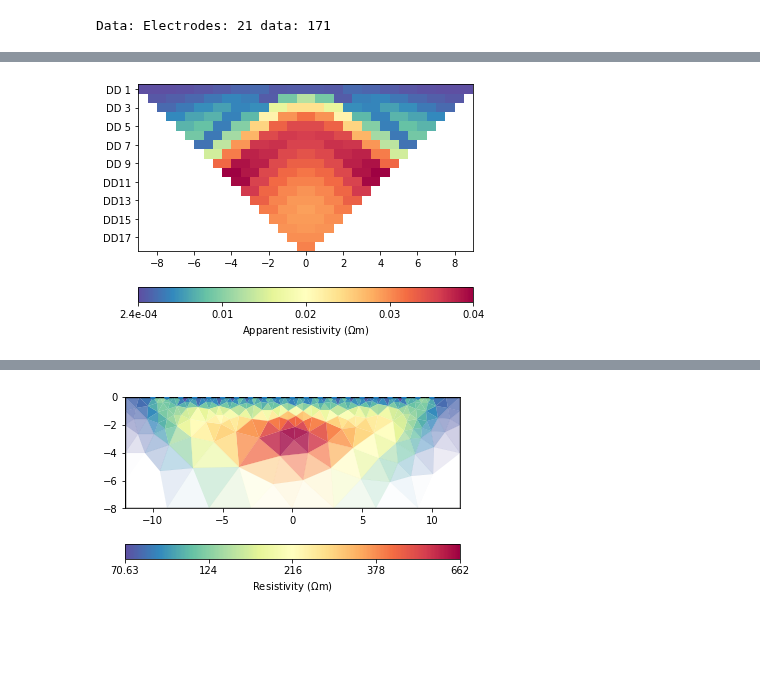
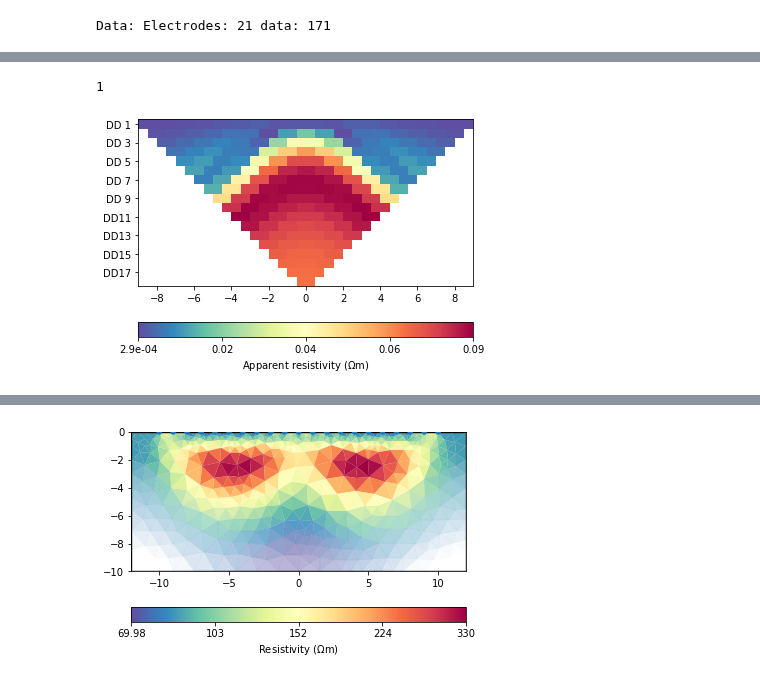
Before and after one commit to gimli-org/notebooks, a Jupyter notebook: IP/TDIP/simpleTDIP.ipynb, the cells around one changed output, grey strips where cells are left out. Cells and saved outputs as stored; diff of their text form; code cells hidden in the pictures; blank space fills up the shorter version.

```diff
--- a/IP/TDIP/simpleTDIP.ipynb
+++ b/IP/TDIP/simpleTDIP.ipynb
@@ -28,7 +28,7 @@ print(data)
 # %% [output]
 Data: Electrodes: 21 data: 171
 # %%
-rhoMap = np.array([0, 100, 300, 30, 1000], dtype=float)
+rhoMap = np.array([0, 100, 300, 30, 100], dtype=float)
 rhoVec = rhoMap[mesh.cellMarkers()]
 print(np.unique(rhoVec))
 # %% [output]
@@ -59,10 +57,11 @@ data["ma"] = fopIP.response(mVec)
 pg.show(data, "ma", logScale=False);
 data.save("simpleTDIP.dat", "a b m n rhoa k ma")
 # %% [output]
+1
-[figure, old version]
+[figure, new version]
 # %%
 data["err"] = ert.estimateError(data, 0.03)
 mgr = ert.Manager(data)
-mgr.invert()
+mgr.invert(paraDX=0.25, paraDepth=10, quality=34.4, paraMaxCellSize=1)
 mgr.showResult();
 # %% [output]
@@ -75 +74 @@ mgr.showResult();
-[figure, old version]
+[figure, new version]
```
Also changed, not shown: parts of 5 cells of this notebook.
